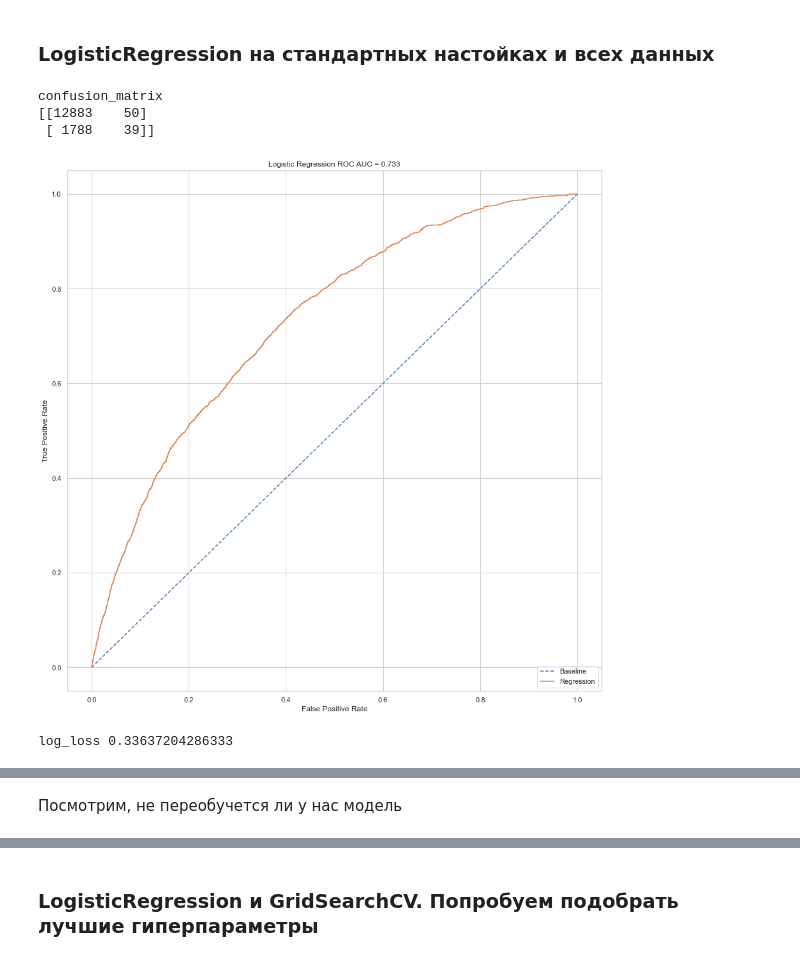
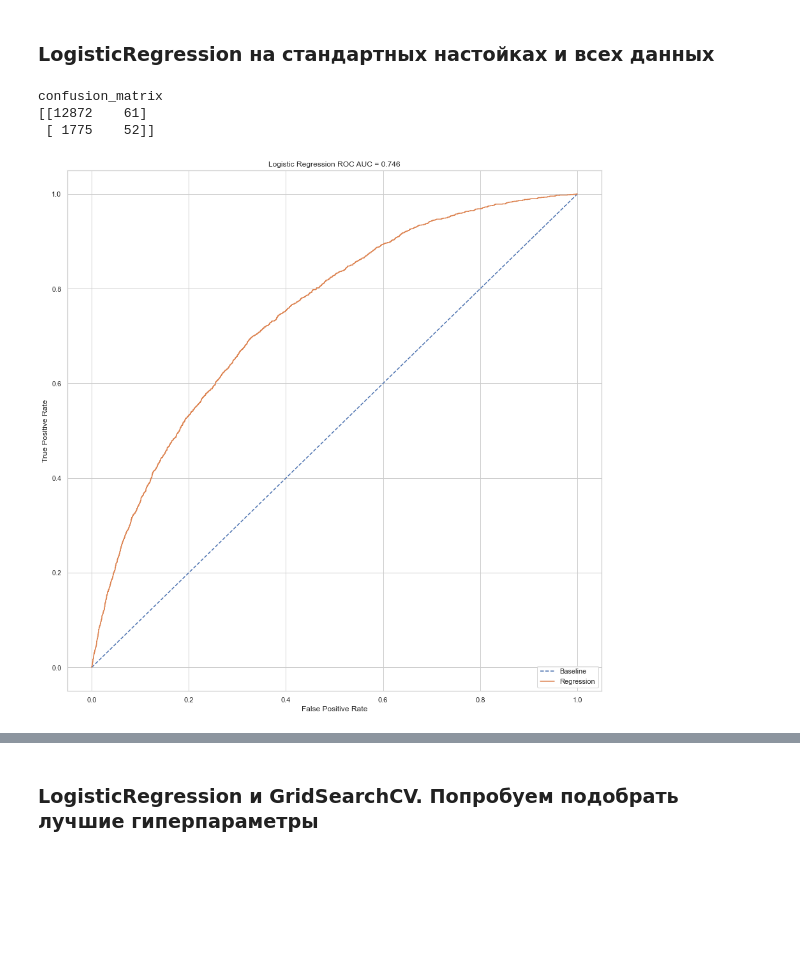
Before and after one commit to EvgeniyBerdyugin/SkillFactory-dspr-40, a Jupyter notebook: module_5/project_5_scoring.ipynb, the cells around one changed output, grey strips where cells are left out. Saved outputs shown, nothing was run; the diff lists cells and outputs as text; code cells hidden in the pictures; blank space fills up the shorter version.

```diff
--- a/module_5/project_5_scoring.ipynb
+++ b/module_5/project_5_scoring.ipynb
@@ -258,10 +204,10 @@ plt.xlabel('False Positive Rate')
 plt.legend(loc = 'lower right')
 plt.show()
 
-print('log_loss', log_loss(y_test, probs))
 
-data_report.loc['naive'] = '-'
-data_report = data_report.append(pd.DataFrame(classification_report(y_test, y_pred, output_dict=True)))
+data_report['naive'] = pd.DataFrame(pd.DataFrame(classification_report(y_test, y_pred, output_dict=True))['1'])
+data_report = data_report.astype(object)
+data_report['naive']['confusion_matrix'] = confusion_matrix(y_test, y_pred)
 data_report
 # %% [output]
 confusion_matrix
@@ -378,3 +323,9 @@ data_features(data, 'app_date')
+# %%
+data['year'] = data['app_date'].apply(lambda x: x.year)
+data['month'] = data['app_date'].apply(lambda x: x.month)
+data['day_of_yar'] = data['app_date'].apply(lambda x: x.timetuple()[7])
+data['weekday'] = data['app_date'].apply(lambda x: x.weekday())
+data['is_weekend'] = data['weekday'].apply(lambda x: 1 if x in (5, 6) else 0)
 # %% [markdown]
 Посмотрим за какой период данные
 # %%
@@ -421,5 +372,6 @@ data['region_rating'] = data['region_rating'].apply(lambda x: data_region[x])
 Распределим новые признаки по типам
 # %%
 bin_cols = ['sex', 'car', 'car_type', 'good_work', 'foreign_passport', 'decline_app', 'bki_request', 'is_weekend']
-cat_cols = ['education', 'region_rating','home_address', 'work_address', 'sna','first_time', 'income_cat', 'car_car_type', 'home_work_address', 'sna_first_time', 'month', 'weekday', 'age_cat']
+cat_cols = ['education', 'region_rating','home_address', 'work_address', 'sna','first_time', 'income_cat',
+            'car_car_type', 'home_work_address', 'sna_first_time', 'month', 'weekday', 'age_cat']
 num_cols = ['age', 'age_log', 'decline_app_cnt', 'income', 'bki_request_cnt', 'score_bki', 'income_log', 'day_of_yar']
@@ -543,4 +413,0 @@ data = pd.get_dummies(data, columns=cat_cols)
-# %%
-y = default
-data = SelectPercentile(f_classif, percentile=80).fit_transform(data, y)
-data = SelectPercentile(mutual_info_classif, percentile=80).fit_transform(data, y)
@@ -623,31 +451,29 @@ X_train, X_test, y_train, y_test = train_test_split(X, y, test_size=0.2, random_
 # %%
 model = LogisticRegression()
 model.fit(X_train, y_train)
 y_pred = model.predict(X_test)
 
 print('confusion_matrix', confusion_matrix(y_test, y_pred), sep='\n')
 
 probs = model.predict_proba(X_test)
 fpr, tpr, threshold = roc_curve(y_test, probs[:,1])
 roc_auc = roc_auc_score(y_test, probs[:,1])
 
 plt.figure()
 plt.plot([0, 1], label='Baseline', linestyle='--')
 plt.plot(fpr, tpr, label = 'Regression')
 plt.title('Logistic Regression ROC AUC = %0.3f' % roc_auc)
 plt.ylabel('True Positive Rate')
 plt.xlabel('False Positive Rate')
 plt.legend(loc = 'lower right')
 plt.show()
 
-print('log_loss', log_loss(y_test, probs))
-
-data_report.loc['naive'] = '-'
-data_report = data_report.append(pd.DataFrame(classification_report(y_test, y_pred, output_dict=True)))
+data_report['stadart_All'] = pd.DataFrame(pd.DataFrame(classification_report(y_test, y_pred, output_dict=True))['1'])
+data_report = data_report.astype(object)
+data_report['stadart_All']['confusion_matrix'] = confusion_matrix(y_test, y_pred)
 data_report
 # %% [output]
 confusion_matrix
-[[12883    50]
- [ 1788    39]]
+[[12872    61]
+ [ 1775    52]]
-[figure, old version]
+[figure, new version]
-log_loss 0.33637204286333
@@ -671,2 +485,0 @@ log_loss 0.33637204286333
-# %% [markdown]
-Посмотрим, не переобучется ли у нас модель
```
Also changed, not shown: parts of 120 cells of this notebook, 2 other files.
